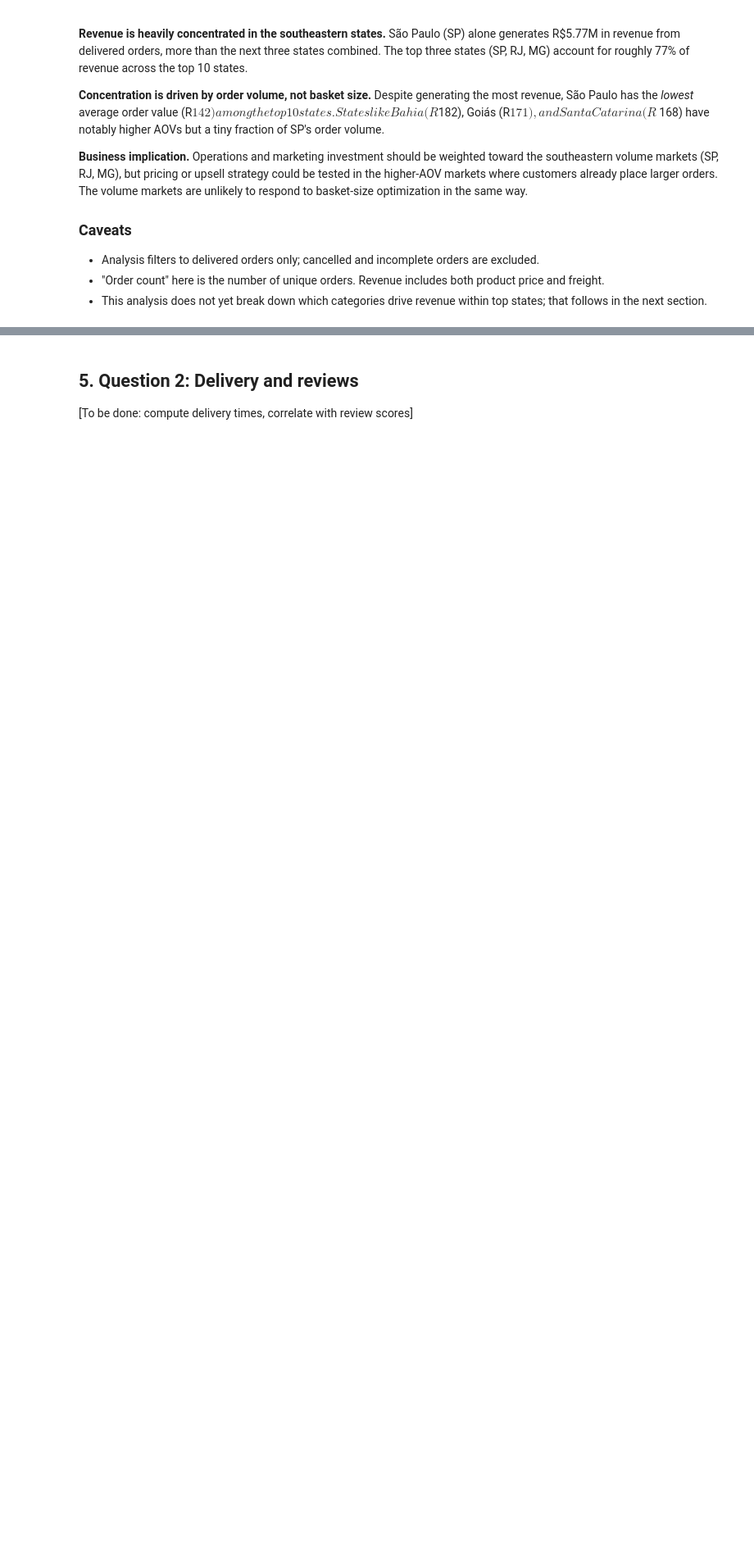
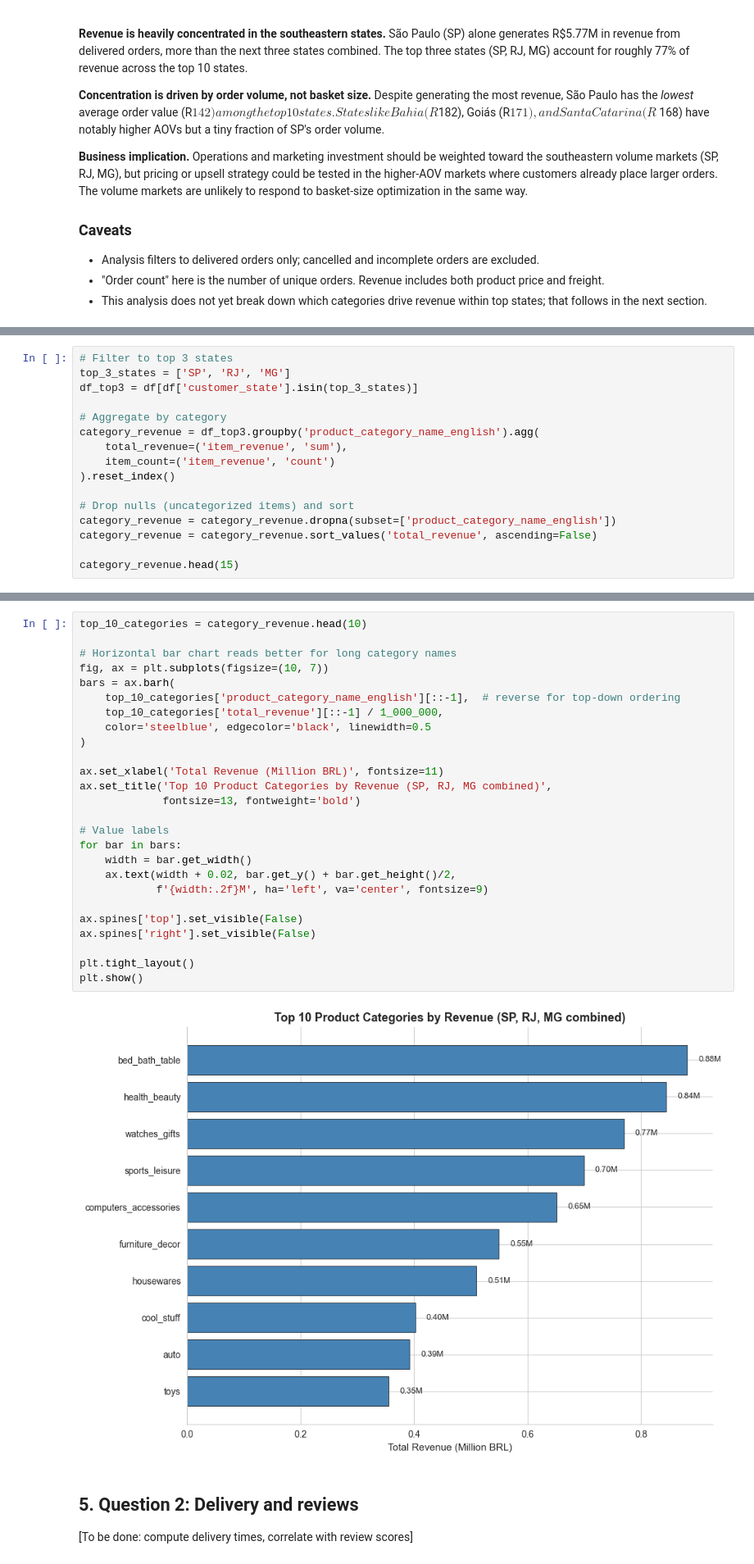
Before and after one commit to szymonpasieka84-art/olist-ecommerce-analysis, a Jupyter notebook: 01_exploration.ipynb, the cells around one changed output, grey strips where cells are left out. Shown at 82% size. Saved outputs shown, nothing was run; the diff lists cells and outputs as text; blank space fills up the shorter version.

Commit message:
Question 1: category breakdown chart and table

```diff
--- a/01_exploration.ipynb
+++ b/01_exploration.ipynb
@@ -268,0 +319,16 @@ basket-size optimization in the same way.
+# %%
+# Filter to top 3 states
+top_3_states = ['SP', 'RJ', 'MG']
+df_top3 = df[df['customer_state'].isin(top_3_states)]
+
+# Aggregate by category
+category_revenue = df_top3.groupby('product_category_name_english').agg(
+    total_revenue=('item_revenue', 'sum'),
+    item_count=('item_revenue', 'count')
+).reset_index()
+
+# Drop nulls (uncategorized items) and sort
+category_revenue = category_revenue.dropna(subset=['product_category_name_english'])
+category_revenue = category_revenue.sort_values('total_revenue', ascending=False)
+
+category_revenue.head(15)
@@ -269,3 +352,31 @@ basket-size optimization in the same way.
+# %%
+top_10_categories = category_revenue.head(10)
+
+# Horizontal bar chart reads better for long category names
+fig, ax = plt.subplots(figsize=(10, 7))
+bars = ax.barh(
+    top_10_categories['product_category_name_english'][::-1],  # reverse for top-down ordering
+    top_10_categories['total_revenue'][::-1] / 1_000_000,
+    color='steelblue', edgecolor='black', linewidth=0.5
+)
+
+ax.set_xlabel('Total Revenue (Million BRL)', fontsize=11)
+ax.set_title('Top 10 Product Categories by Revenue (SP, RJ, MG combined)',
+             fontsize=13, fontweight='bold')
+
+# Value labels
+for bar in bars:
+    width = bar.get_width()
+    ax.text(width + 0.02, bar.get_y() + bar.get_height()/2,
+            f'{width:.2f}M', ha='left', va='center', fontsize=9)
+
+ax.spines['top'].set_visible(False)
+ax.spines['right'].set_visible(False)
+
+plt.tight_layout()
+plt.show()
+# %% [output]
+[figure, added]
 # %% [markdown]
 ## 5. Question 2: Delivery and reviews
 [To be done: compute delivery times, correlate with review scores]
```
Also changed, not shown: parts of 8 cells of this notebook.
